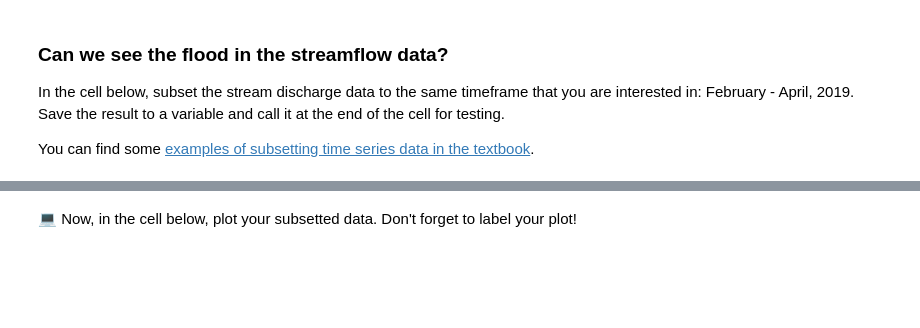
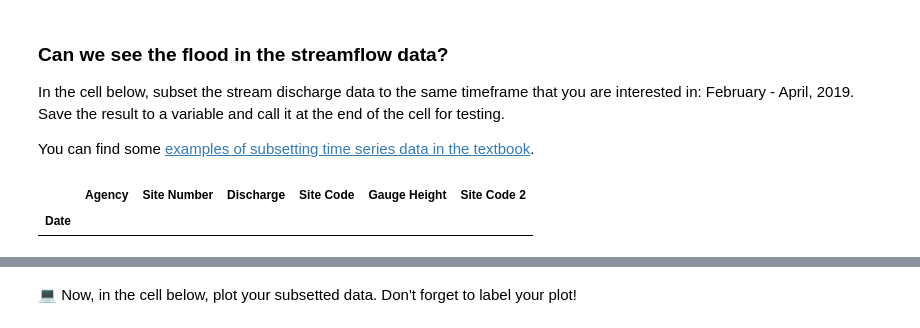
Before and after one commit to evaweddell/time-series-data-evaweddell, a Jupyter notebook: stars-02-time-series.ipynb, the cells around one changed output, grey strips where cells are left out. Cells and saved outputs as stored; diff of their text form; code cells hidden in the pictures; blank space fills up the shorter version.

```diff
--- a/stars-02-time-series.ipynb
+++ b/stars-02-time-series.ipynb
@@ -416,3 +483,11 @@ raise NotImplementedError()
+# %%
+#pulling subset from the data
+river_flow_feb_april_2019= river_flow['2019-02-01':'2019-04-30']
+
+river_flow_feb_april_2019
+# %% [output]
+|  | Agency | Site Number | Discharge | Site Code | Gauge Height | Site Code 2 |
+| Date |  |  |  |  |  |  |
 # %%
 ans_subset = _
 subset_points = 0
```
Also changed, not shown: parts of 13 cells of this notebook.
